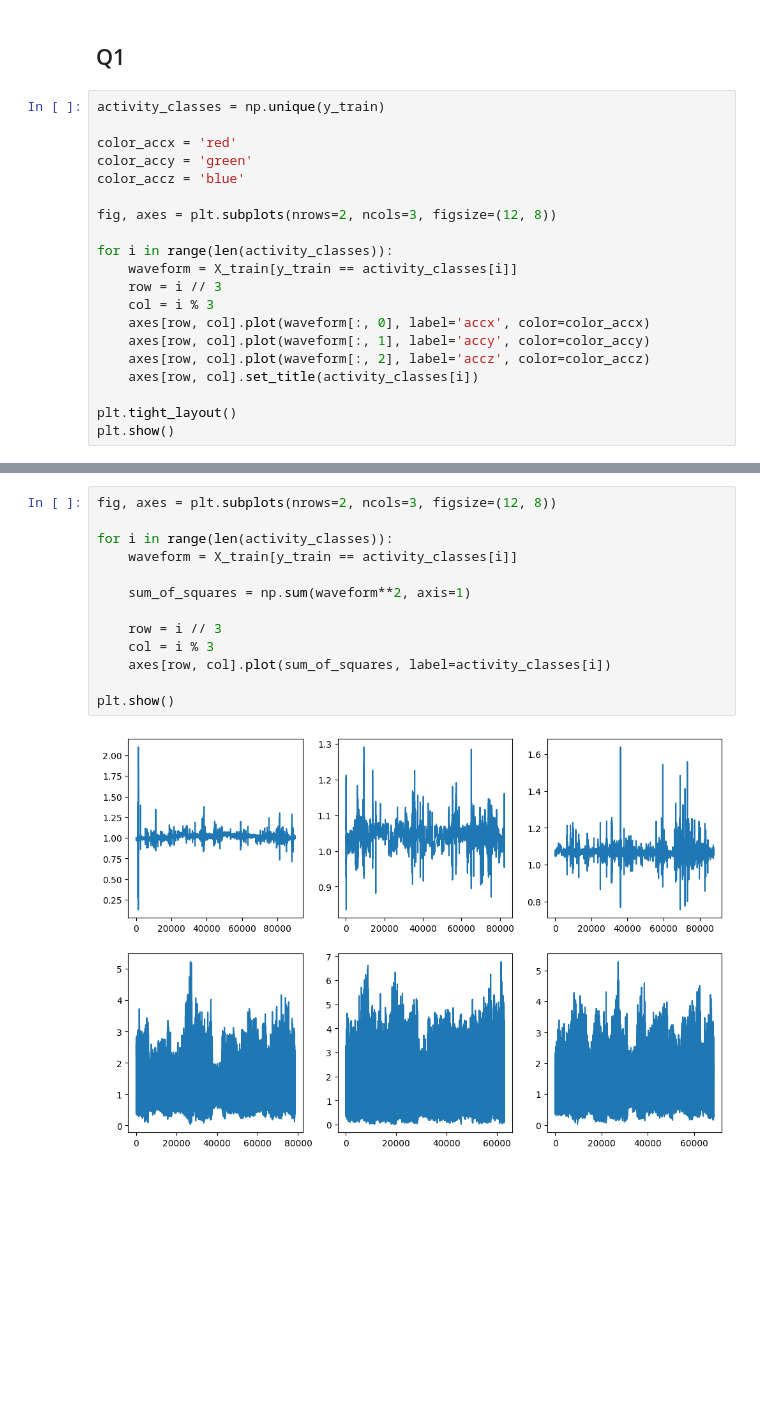
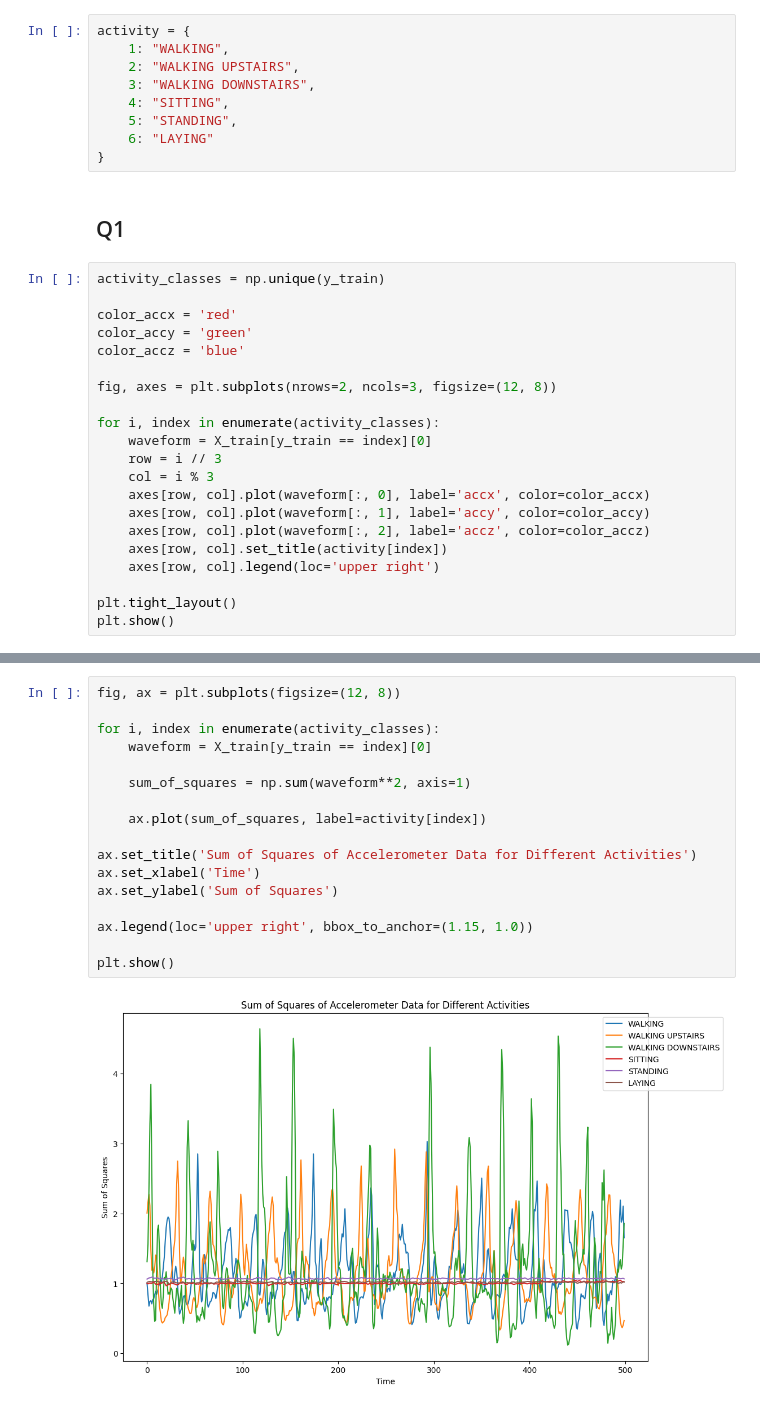
Before and after one commit to PankajGadhwal/ML-Projects, a Jupyter notebook: A1/HAR/Q1.ipynb, the cells around one changed output, grey strips where cells are left out. Drawn from its saved outputs; the diff is of its cells as text; blank space fills up the shorter version.

```diff
--- a/A1/HAR/Q1.ipynb
+++ b/A1/HAR/Q1.ipynb
@@ -111,3 +36,12 @@ print(X_train)
+# %%
+activity = {
+    1: "WALKING",
+    2: "WALKING UPSTAIRS",
+    3: "WALKING DOWNSTAIRS",
+    4: "SITTING",
+    5: "STANDING",
+    6: "LAYING"
+}
 # %% [markdown]
 ## Q1
 # %%
@@ -119,14 +53,15 @@ color_accz = 'blue'
 
 fig, axes = plt.subplots(nrows=2, ncols=3, figsize=(12, 8))
 
-for i in range(len(activity_classes)):
-    waveform = X_train[y_train == activity_classes[i]]
+for i, index in enumerate(activity_classes):
+    waveform = X_train[y_train == index][0]
     row = i // 3
     col = i % 3
     axes[row, col].plot(waveform[:, 0], label='accx', color=color_accx)
     axes[row, col].plot(waveform[:, 1], label='accy', color=color_accy)
     axes[row, col].plot(waveform[:, 2], label='accz', color=color_accz)
-    axes[row, col].set_title(activity_classes[i])
+    axes[row, col].set_title(activity[index])
+    axes[row, col].legend(loc='upper right')
 
 plt.tight_layout()
 plt.show()
@@ -159,16 +70,20 @@ plt.show()
 # %%
-fig, axes = plt.subplots(nrows=2, ncols=3, figsize=(12, 8))
+fig, ax = plt.subplots(figsize=(12, 8))
 
-for i in range(len(activity_classes)):
-    waveform = X_train[y_train == activity_classes[i]]
+for i, index in enumerate(activity_classes):
+    waveform = X_train[y_train == index][0]
 
     sum_of_squares = np.sum(waveform**2, axis=1)
 
-    row = i // 3
-    col = i % 3
-    axes[row, col].plot(sum_of_squares, label=activity_classes[i])
+    ax.plot(sum_of_squares, label=activity[index])
+
+ax.set_title('Sum of Squares of Accelerometer Data for Different Activities')
+ax.set_xlabel('Time')
+ax.set_ylabel('Sum of Squares')
+
+ax.legend(loc='upper right', bbox_to_anchor=(1.15, 1.0))
 
 plt.show()
 # %% [output]
-[figure, old version]
+[figure, new version]
 # %%
```
Also changed, not shown: parts of 14 cells of this notebook, 1 other file.
